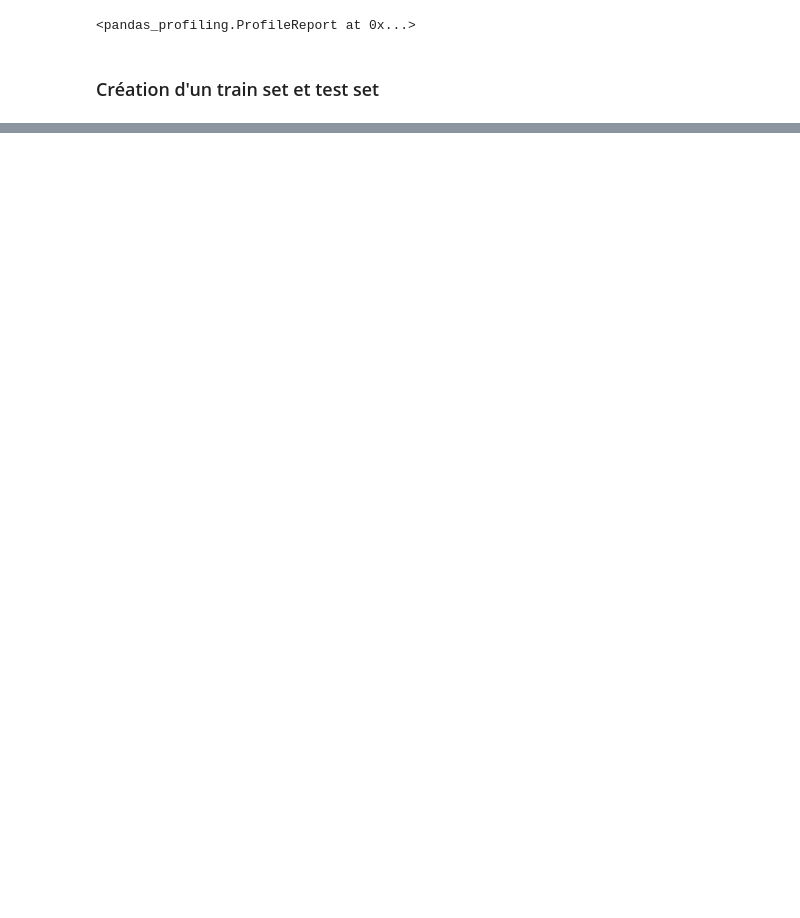
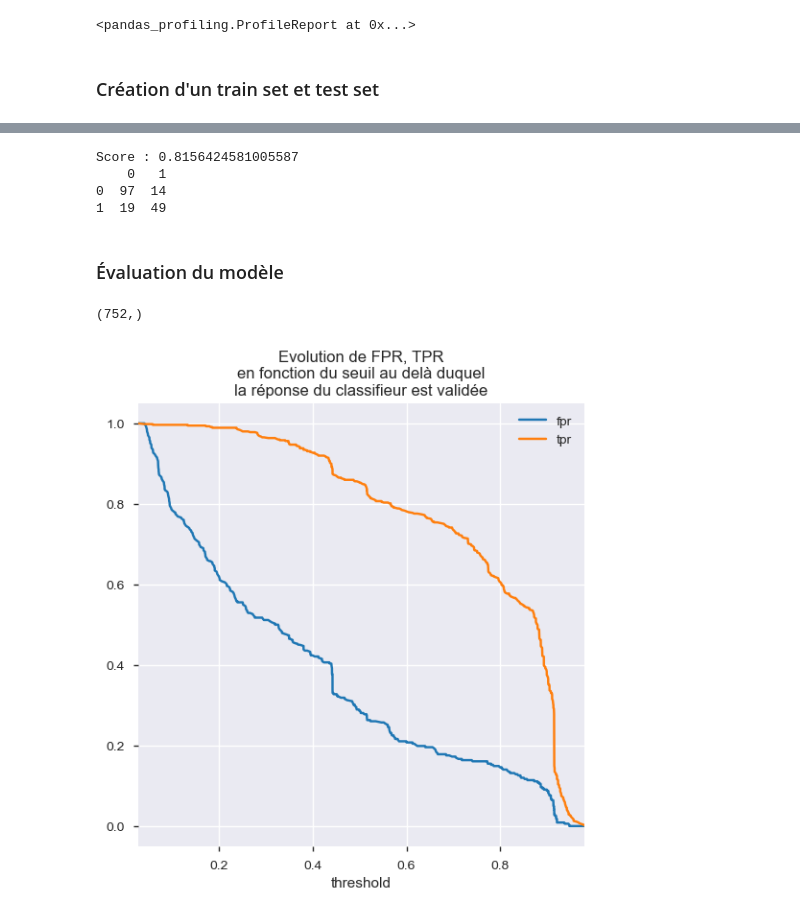
Before and after one commit to PierreEpron/di_caprio, a Jupyter notebook: Titanic_regression_logistique_MG.ipynb, the cells around one changed output, grey strips where cells are left out. Drawn from its saved outputs; the diff is of its cells as text; code cells hidden in the pictures; blank space fills up the shorter version.

```diff
--- a/Titanic_regression_logistique_MG.ipynb
+++ b/Titanic_regression_logistique_MG.ipynb
@@ -56,10 +54,9 @@ df_train.describe(include="all")
 # %% [markdown]
 ### Suprresion des donnée manquantes
 # %%
-df_train[df_train['Embarked'].isnull()] = 0
-df_train[df_train['Cabin'].isnull()] = 0
-df_train[df_train['Fare'].isnull()] = 32.20
-df_train[df_train['Age'].isnull()] = 29.69
+
+
+df_train['Age'] = df_train['Age'].fillna(29.69)
 
 num_missing_X = lambda x: sum(x.isnull())
 print("Valeurs manquantes par colonne:\n", df_train.apply(num_missing_X, axis=0))
@@ -129,0 +138,28 @@ ValueError: Unknown label type: 'continuous'
+# %%
+print('Score : %s'%(clf.score(X_test, y_test)))
+M = confusion_matrix(y_test, pred)
+print(pd.DataFrame(M, index=['0', '1'], columns=['0', '1']))
+# %% [output]
+Score : 0.8156424581005587
+    0   1
+0  97  14
+1  19  49
+# %% [markdown]
+### Évaluation du modèle
+# %%
+from sklearn.metrics import roc_auc_score, roc_curve, auc
+proba = reg_log2.predict_proba(X)
+fpr0, tpr0, thresholds0 = roc_curve(y, proba[:, 0], pos_label=reg_log2.classes_[0], drop_intermediate=False)
+thresholds0.shape
+# %% [output]
+(752,)
+# %%
+tp = pd.DataFrame(dict(fpr=fpr0, tpr=tpr0, threshold=thresholds0))
+#tp.head()
+tp.drop(0, axis=0, inplace=True) #suppression du 1er seuil fixé arbitrairement à 2
+# %%
+ax = tp.plot(x="threshold", y=['fpr', 'tpr'], figsize=(6,6))
+ax.set_title("Evolution de FPR, TPR\nen fonction du seuil au delà duquel\n" +
+             "la réponse du classifieur est validée");
+# %% [output]
+[figure, added]
```
Also changed, not shown: parts of 8 cells of this notebook.
